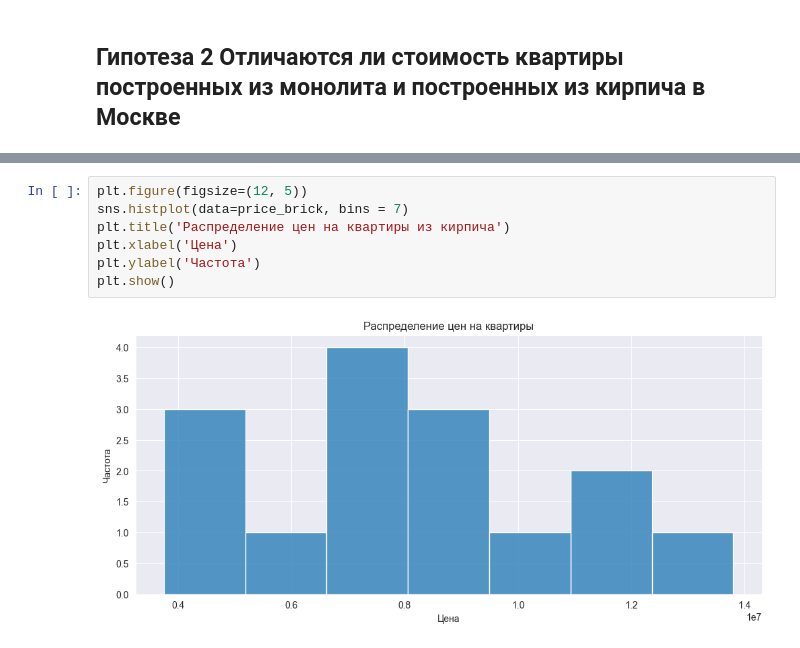
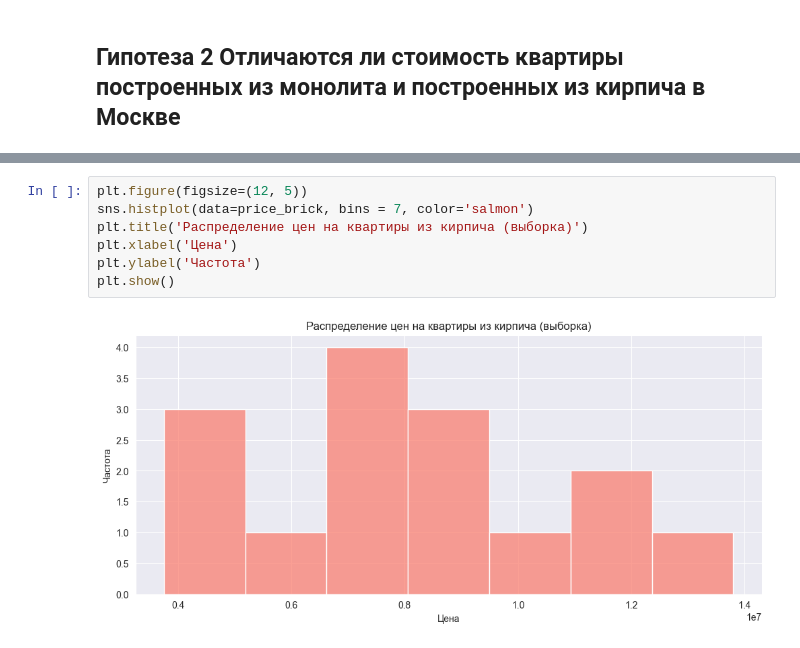
Before and after one commit to DanSikQ/Moscow_aparment_StatTest, a Jupyter notebook: stat_test.ipynb, the cells around one changed output, grey strips where cells are left out. Cells and saved outputs as stored; diff of their text form.

```diff
--- a/stat_test.ipynb
+++ b/stat_test.ipynb
@@ -361,10 +395,10 @@ print(f"""
    7. Максимум: 18005000
 # %%
 plt.figure(figsize=(12, 5))
-sns.histplot(data=price_brick, bins = 7)
-plt.title('Распределение цен на квартиры из кирпича')
+sns.histplot(data=price_brick, bins = 7, color='salmon')
+plt.title('Распределение цен на квартиры из кирпича (выборка)')
 plt.xlabel('Цена')
 plt.ylabel('Частота')
 plt.show()
 # %% [output]
-[figure, old version]
+[figure, new version]
```
Also changed, not shown: parts of 16 cells of this notebook.
